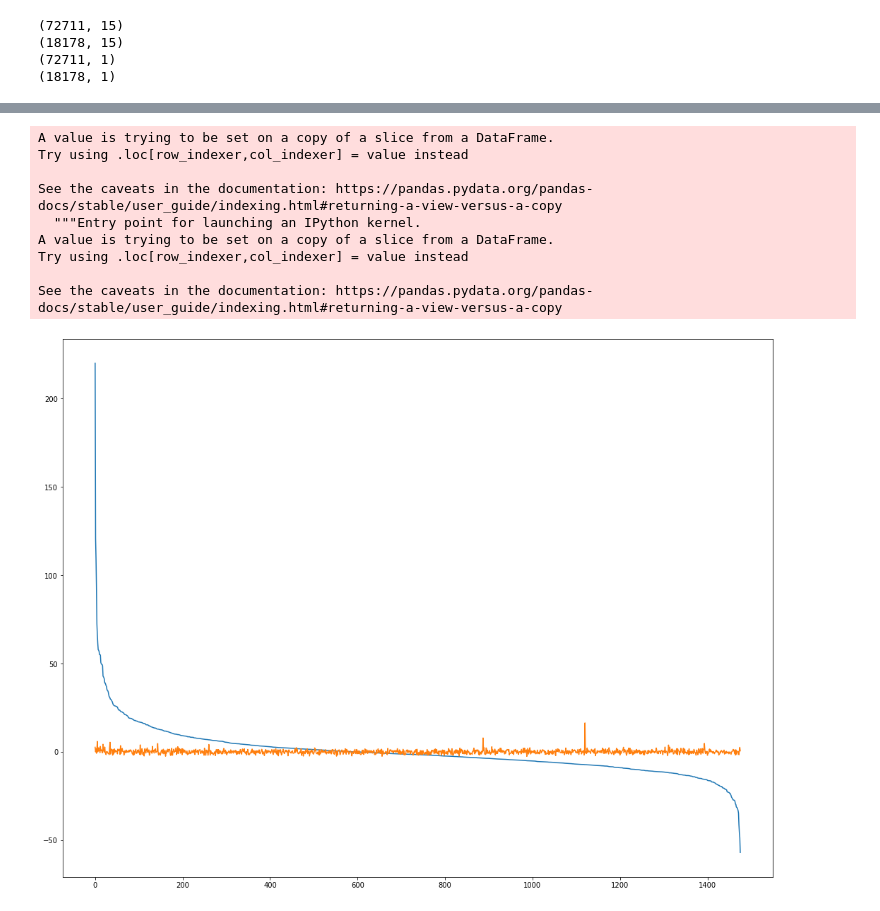
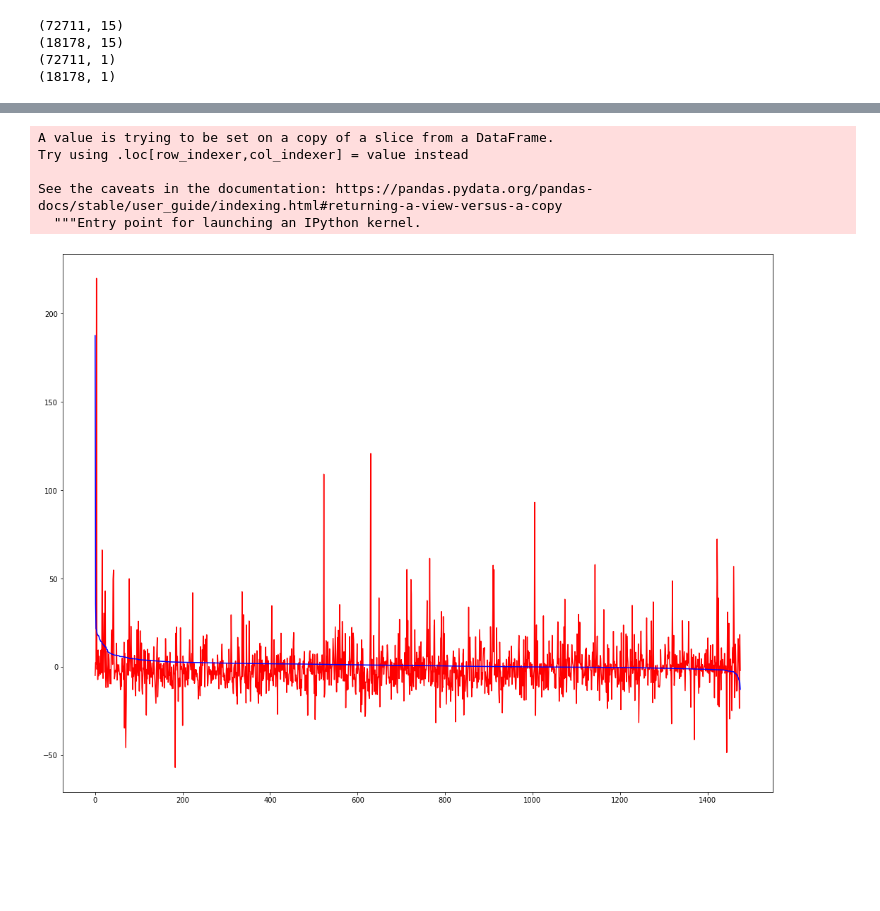
Before and after one commit to kilingki/Quant_ML_Project, a Jupyter notebook: KQR_Project_Regression.ipynb, the cells around one changed output, grey strips where cells are left out. Drawn from its saved outputs; the diff is of its cells as text; code cells hidden in the pictures; blank space fills up the shorter version.

```diff
--- a/KQR_Project_Regression.ipynb
+++ b/KQR_Project_Regression.ipynb
@@ -587,26 +535,19 @@ y_test
-# %%
-y_test['예측월간수익률'] = ensemble_pred[:,0]
-y_test['예측60일변동성'] = ensemble_pred[:,1]
-interest = y_test[['월간수익률','예측월간수익률']]
-volability = y_test[['60일변동성(표준편차)', '예측60일변동성']]
-# %% [output]
-A value is trying to be set on a copy of a slice from a DataFrame.
-Try using .loc[row_indexer,col_indexer] = value instead
-
-See the caveats in the documentation: https://pandas.pydata.org/pandas-docs/stable/user_guide/indexing.html#returning-a-view-versus-a-copy
-  """Entry point for launching an IPython kernel.
-A value is trying to be set on a copy of a slice from a DataFrame.
-Try using .loc[row_indexer,col_indexer] = value instead
-
-See the caveats in the documentation: https://pandas.pydata.org/pandas-docs/stable/user_guide/indexing.html#returning-a-view-versus-a-copy
 # %%
-interest = interest.sort_values(by='월간수익률', ascending=False)
+y_test['예측월간수익률'] = RFR_pred
+interest = y_test[['월간수익률','예측월간수익률']]
+
+interest = interest.sort_values(by='예측월간수익률', ascending=False)
 
 x = np.arange(0,1476)
-plt.plot(x, interest['월간수익률'].tolist())
-plt.plot(x, interest['예측월간수익률'].tolist())
+plt.plot(x, interest['월간수익률'].tolist(), color='r')
+plt.plot(x, interest['예측월간수익률'].tolist(), color='b')
 
 plt.show()
 # %% [output]
+A value is trying to be set on a copy of a slice from a DataFrame.
+Try using .loc[row_indexer,col_indexer] = value instead
+
+See the caveats in the documentation: https://pandas.pydata.org/pandas-docs/stable/user_guide/indexing.html#returning-a-view-versus-a-copy
+  """Entry point for launching an IPython kernel.
-[figure, old version]
+[figure, new version]
 # %%
```
Also changed, not shown: parts of 16 cells of this notebook.
